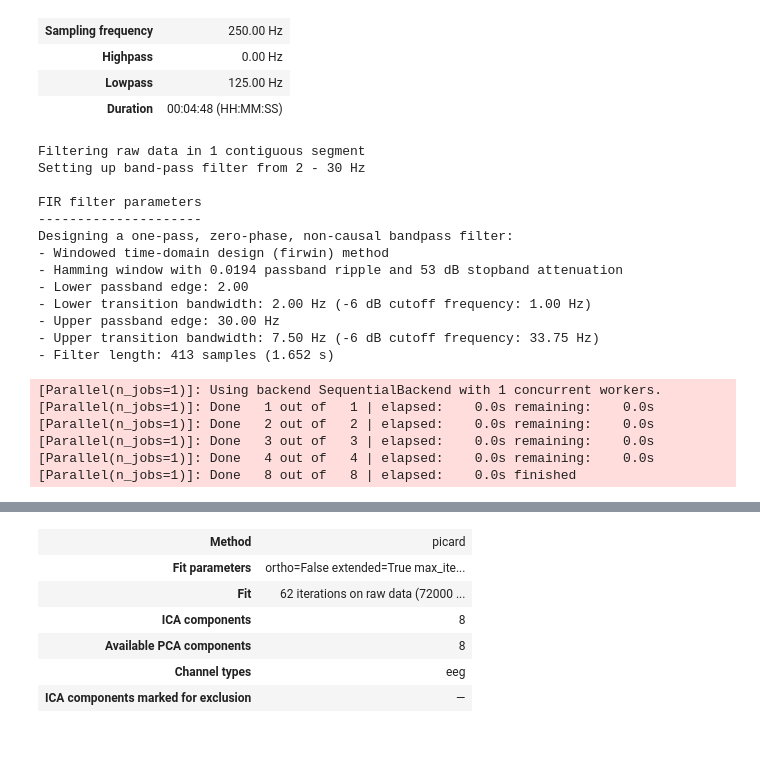
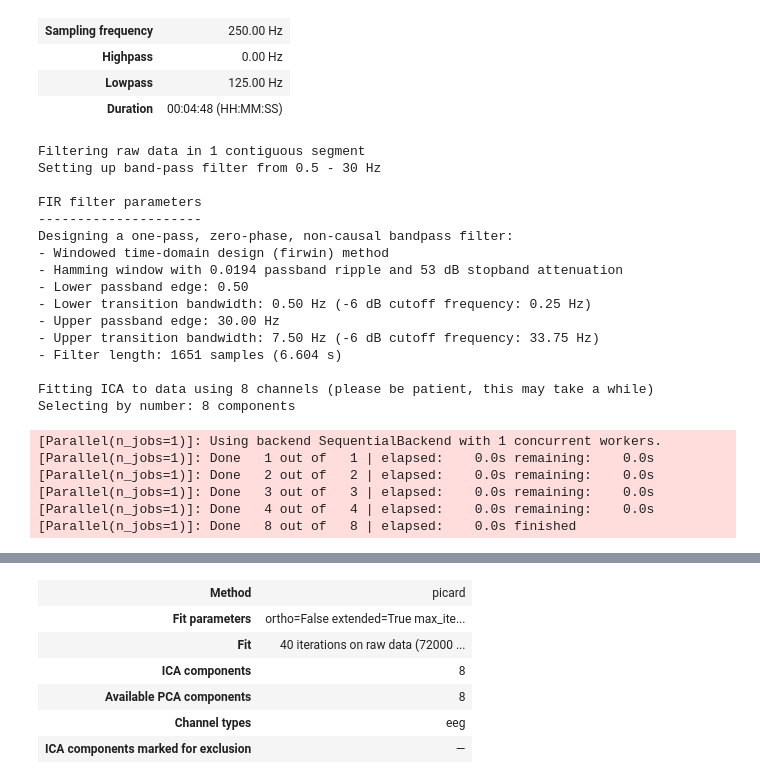
Before and after one commit to ValentijnBakkum/EEGcontroller, a Jupyter notebook: MeasurementSubgroup/MNE_raw/MNE_test.ipynb, the cells around one changed output, grey strips where cells are left out. Saved outputs shown, nothing was run; the diff lists cells and outputs as text; code cells hidden in the pictures; blank space fills up the shorter version.

```diff
--- a/MeasurementSubgroup/MNE_raw/MNE_test.ipynb
+++ b/MeasurementSubgroup/MNE_raw/MNE_test.ipynb
@@ -8,10 +8,15 @@ from scipy import signal
 from mne_icalabel import label_components
 # fastica, picard, infomax. Picard maybe better
 # %%
-df = pd.read_csv("C:/Users/JackC/Documents/GitHub/EEGcontroller/MeasurementSubgroup/Our_measurements/Measurement_prompt/EEGdata-2024-150--15-30-23.csv", sep=",")
-end = df.shape[0]-5
+# Select file from measurement
+# Change next to lines if needed
+path = "C:/Users/JackC/Documents/GitHub/EEGcontroller/MeasurementSubgroup/Our_measurements/Measurement_prompt/"
+filename = "EEGdata-2024-150--15-42-38"
+
+df = pd.read_csv(path+filename + ".csv", sep=",")
+end = df.shape[0]-5 # Remove 5 samples buffer at the end
 fs = 250
-df = df.iloc[:end, :8] # 3000 samples is 12 seconds of data
+df = df.iloc[:end, :8] # Select 72000 samples from 8 channels
 df
 # %% [output]
 |  | FZ | C3 | CZ | C4 | PZ | PO7 | OZ | PO8 |
@@ -100,25 +106,29 @@ Data
 | Duration | 00:04:48 (HH:MM:SS) |
 # %%
 #actual code
-raw.filter(2, 30)
+raw.filter(0.5, 30)
 
+# ICA model
 ica = mne.preprocessing.ICA(method='picard', fit_params=dict(ortho=False,extended=True), n_components=num_components, random_state=0)
 #ica = mne.preprocessing.ICA(method='infomax', fit_params=dict(extended=True), n_components=num_components, random_state=0)
-ica.fit(raw)
+ica.fit(raw) # fit the model on the data
 # %% [output]
 Filtering raw data in 1 contiguous segment
-Setting up band-pass filter from 2 - 30 Hz
+Setting up band-pass filter from 0.5 - 30 Hz
 
 FIR filter parameters
 ---------------------
 Designing a one-pass, zero-phase, non-causal bandpass filter:
 - Windowed time-domain design (firwin) method
 - Hamming window with 0.0194 passband ripple and 53 dB stopband attenuation
-- Lower passband edge: 2.00
-- Lower transition bandwidth: 2.00 Hz (-6 dB cutoff frequency: 1.00 Hz)
+- Lower passband edge: 0.50
+- Lower transition bandwidth: 0.50 Hz (-6 dB cutoff frequency: 0.25 Hz)
 - Upper passband edge: 30.00 Hz
 - Upper transition bandwidth: 7.50 Hz (-6 dB cutoff frequency: 33.75 Hz)
-- Filter length: 413 samples (1.652 s)
+- Filter length: 1651 samples (6.604 s)
+
+Fitting ICA to data using 8 channels (please be patient, this may take a while)
+Selecting by number: 8 components
 [Parallel(n_jobs=1)]: Using backend SequentialBackend with 1 concurrent workers.
 [Parallel(n_jobs=1)]: Done   1 out of   1 | elapsed:    0.0s remaining:    0.0s
 [Parallel(n_jobs=1)]: Done   2 out of   2 | elapsed:    0.0s remaining:    0.0s
@@ -131,6 +139,6 @@ Fitting ICA took 4.3s.
 | Method | picard |
 | Fit parameters | ortho=False extended=True max_ite... |
-| Fit | 62 iterations on raw data (72000 ... |
+| Fit | 40 iterations on raw data (72000 ... |
 | ICA components | 8 |
 | Available PCA components | 8 |
 | Channel types | eeg |
```
Also changed, not shown: parts of 13 cells of this notebook, 22 other files.
